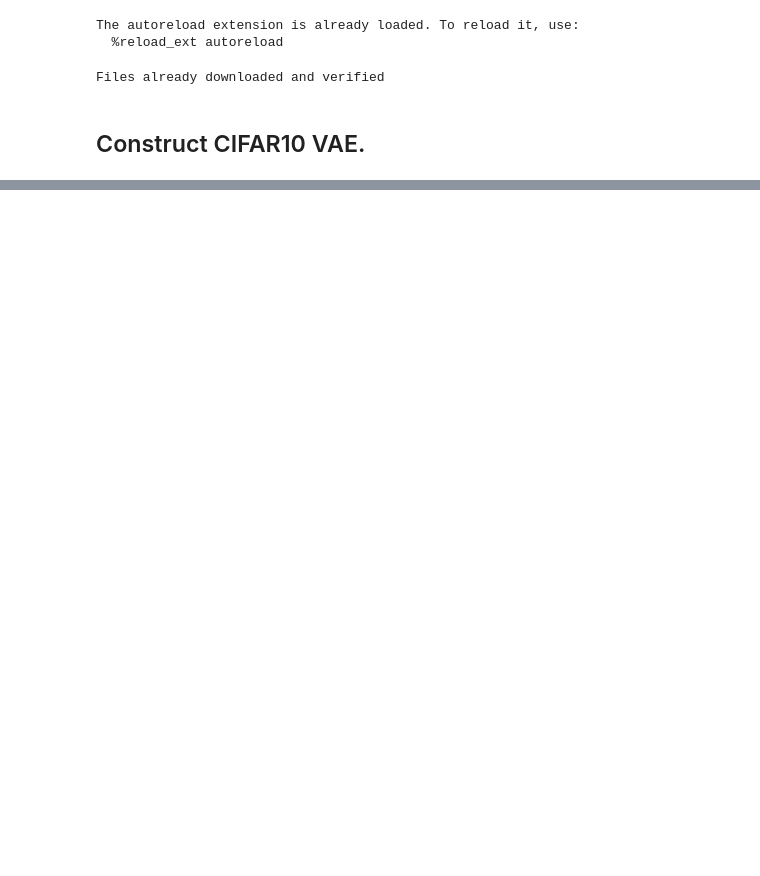
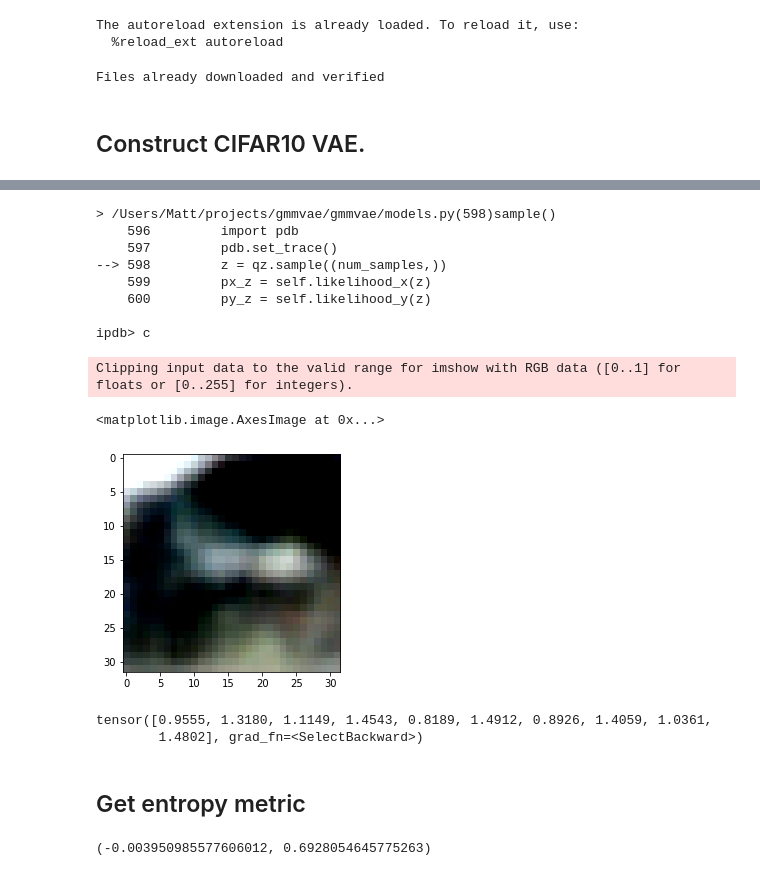
Before and after one commit to MattAshman/gmmvae, a Jupyter notebook: notebooks/cifar10h.ipynb, the cells around one changed output, grey strips where cells are left out. Drawn from its saved outputs; the diff is of its cells as text; code cells hidden in the pictures; blank space fills up the shorter version.

Commit message:
experimenting with cifar10h dataset

```diff
--- a/notebooks/cifar10h.ipynb
+++ b/notebooks/cifar10h.ipynb
@@ -46,9 +72,13 @@ def train_vae(model, loader, optimiser, epoch):
     train_loss = 0
     batch_iter = tqdm.tqdm(enumerate(loader), desc='Batch')
 
-    for batch_idx, (x, label) in batch_iter:
+    for batch_idx, (x, y) in batch_iter:
         optimiser.zero_grad()
-        loss = -model.elbo(x, num_samples=1)
+        if type(model) in [gmmvae.models.VAE]:
+            loss = -model.elbo(x, num_samples=1)
+        else:
+            loss = -model.elbo(x, y.float(), num_samples=1)
+
         loss.backward()
         optimiser.step()
 
@@ -62,13 +92,20 @@ def train_vae(model, loader, optimiser, epoch):
 z_dim = 16
 
 likelihood = gmmvae.templates.CIFAR10Likelihood(z_dim)
+likelihood_y = gmmvae.likelihoods.NNCategorical(z_dim, 10, [64, 64])
 variational_dist = gmmvae.templates.CIFAR10VariationalDist(z_dim)
+variational_dist_y = gmmvae.likelihoods.NNHeteroGaussian(10, z_dim, [64, 64])
 
 
 # Define various VAE models.
-vae = gmmvae.models.VAE(likelihood, variational_dist, z_dim)
+vae = gmmvae.models.VAE(copy.deepcopy(likelihood), copy.deepcopy(variational_dist), z_dim)
+gmm_vae = gmmvae.models.GMMVAE(
+    copy.deepcopy(likelihood), copy.deepcopy(variational_dist), z_dim, 10)
+mmvae = gmmvae.models.MultiModalVAE(
+    copy.deepcopy(likelihood), copy.deepcopy(likelihood_y), copy.deepcopy(variational_dist),
+    copy.deepcopy(variational_dist_y), z_dim)
 # %%
-optimiser = optim.Adam(vae.parameters())
-for epoch in range(1, 14+1):
-    train_vae(vae, loader, optimiser, epoch)
+gmmvae_optimiser = optim.Adam(gmm_vae.parameters())
+for epoch in range(1, 50):
+    train_vae(gmm_vae, gmmvae_loader, gmmvae_optimiser, epoch)
 # %% [output]
@@ -83,0 +121,4 @@ for epoch in range(1, 14+1):
+# %%
+mmvae_optimiser = optim.Adam(mmvae.parameters())
+for epoch in range(1, 50):
+    train_vae(mmvae, gmmvae_loader, mmvae_optimiser, epoch)
@@ -83,0 +143,36 @@ for epoch in range(1, 14+1):
+# %%
+x = transform(dataset.data[np.random.randint(len(dataset))]).unsqueeze(0)
+pi = torch.zeros(10)
+pi[0] = 1
+x_sample, y_sample, px, py = mmvae.sample(y=pi)
+
+x_orig = x
+# import pdb
+# pdb.set_trace()
+x_recon = px.mean.detach()
+
+# x_combined = torchvision.utils.make_grid(torch.cat((x_orig, x_recon)))
+x_combined = x_recon.squeeze(0)
+# Unnormalise.
+x_combined = x_combined / 2 + 0.5
+
+plt.imshow(np.transpose(x_combined, (1, 2, 0)))
+# %% [output]
+> /Users/Matt/projects/gmmvae/gmmvae/models.py(598)sample()
+    596         import pdb
+    597         pdb.set_trace()
+--> 598         z = qz.sample((num_samples,))
+    599         px_z = self.likelihood_x(z)
+    600         py_z = self.likelihood_y(z)
+
+ipdb> c
+Clipping input data to the valid range for imshow with RGB data ([0..1] for floats or [0..255] for integers).
+<matplotlib.image.AxesImage at 0x...>
+[figure, added]
+# %%
+gmm_vae.pz_y_logsigma.exp()[:, 5]
+# %% [output]
+tensor([0.9555, 1.3180, 1.1149, 1.4543, 0.8189, 1.4912, 0.8926, 1.4059, 1.0361,
+        1.4802], grad_fn=<SelectBackward>)
+# %% [markdown]
+## Get entropy metric
@@ -83,0 +220,4 @@ for epoch in range(1, 14+1):
+# %%
+h_sd_pearsonr(z, h, y, mus=None)
+# %% [output]
+(-0.003950985577606012, 0.6928054645775263)
```
Also changed, not shown: parts of 6 cells of this notebook, 4 other files.
